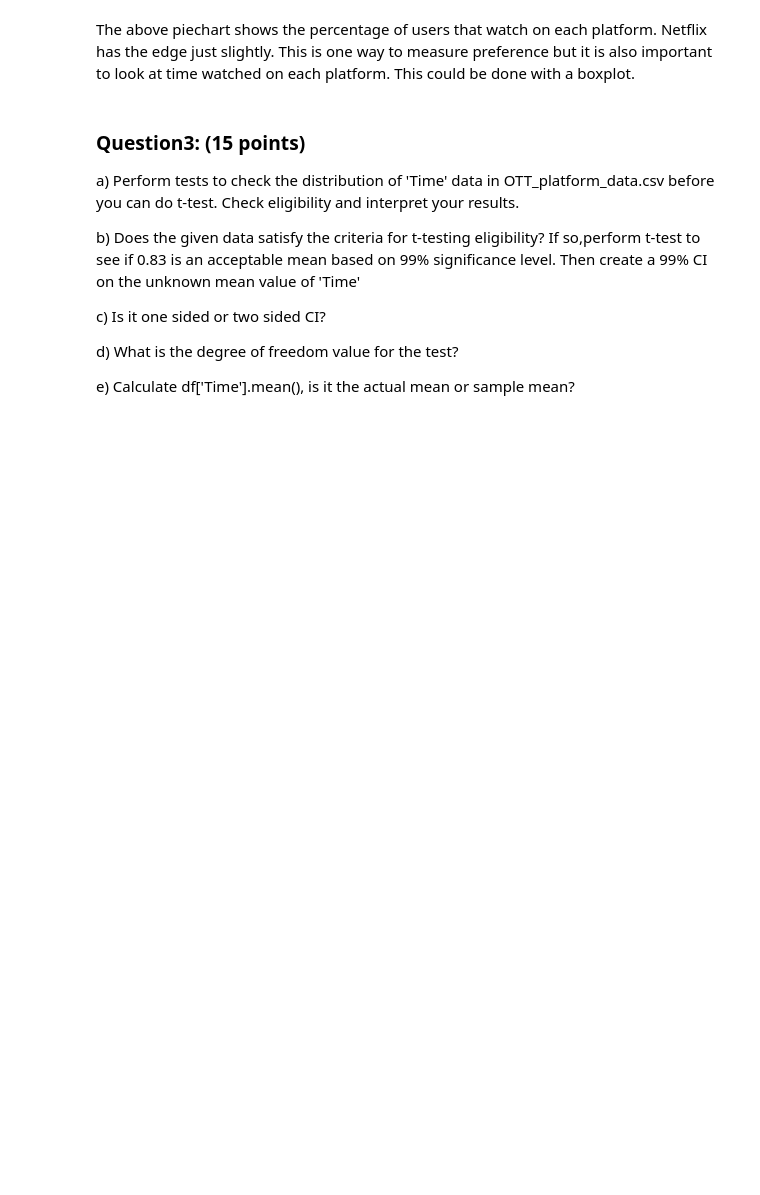
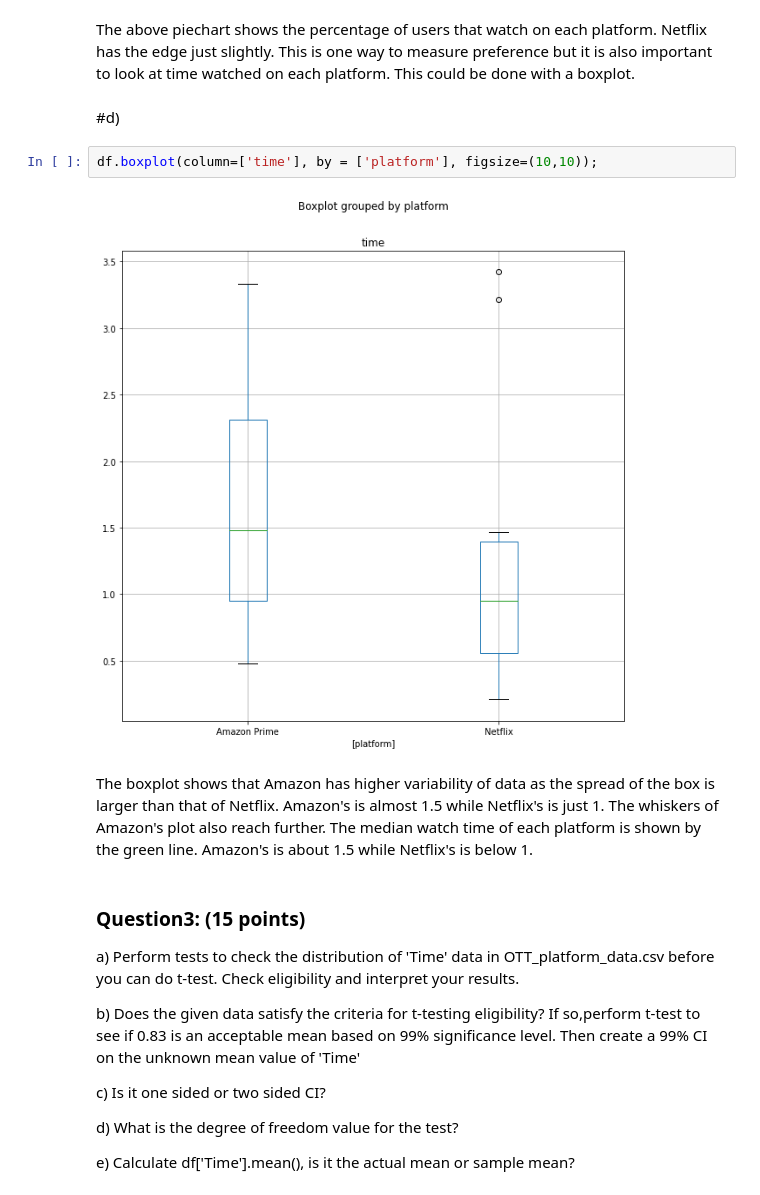
Before and after one commit to DrewFinley/IMSE-441, a Jupyter notebook: IMSE441_Midterm_1_(DF).ipynb, the cells around one changed output. Cells and saved outputs as stored; diff of their text form; blank space fills up the shorter version.

```diff
--- a/IMSE441_Midterm_1_(DF).ipynb
+++ b/IMSE441_Midterm_1_(DF).ipynb
@@ -222,6 +223,14 @@ watch_size.plot(kind='pie', autopct ='%.2f', figsize = (10,10), ylabel ='')
 [figure]
 # %% [markdown]
 The above piechart shows the percentage of users that watch on each platform. Netflix has the edge just slightly. This is one way to measure preference but it is also important to look at time watched on each platform. This could be done with a boxplot.
+# %% [markdown]
+#d)
+# %%
+df.boxplot(column=['time'], by = ['platform'], figsize=(10,10));
+# %% [output]
+[figure, added]
+# %% [markdown]
+The boxplot shows that Amazon has higher variability of data as the spread of the box is larger than that of Netflix. Amazon's is almost 1.5 while Netflix's is just 1. The whiskers of Amazon's plot also reach further. The median watch time of each platform is shown by the green line. Amazon's is about 1.5 while Netflix's is below 1.
 # %% [markdown]
 ### **Question3:** (15 points)
 a) Perform tests to check the distribution of 'Time' data in OTT_platform_data.csv before you can do t-test. Check eligibility and interpret your results.
```
Also changed, not shown: parts of 5 cells of this notebook.
